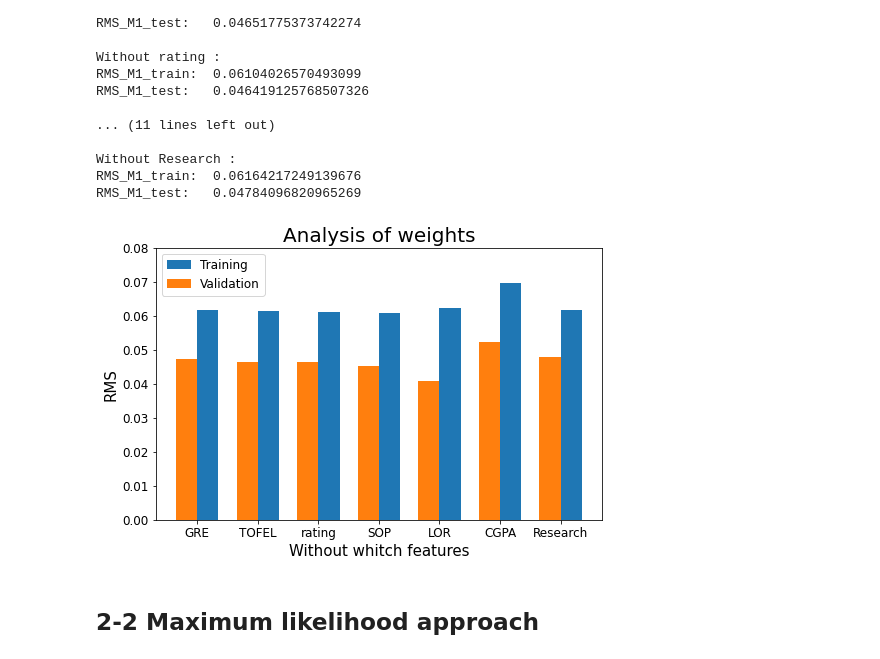
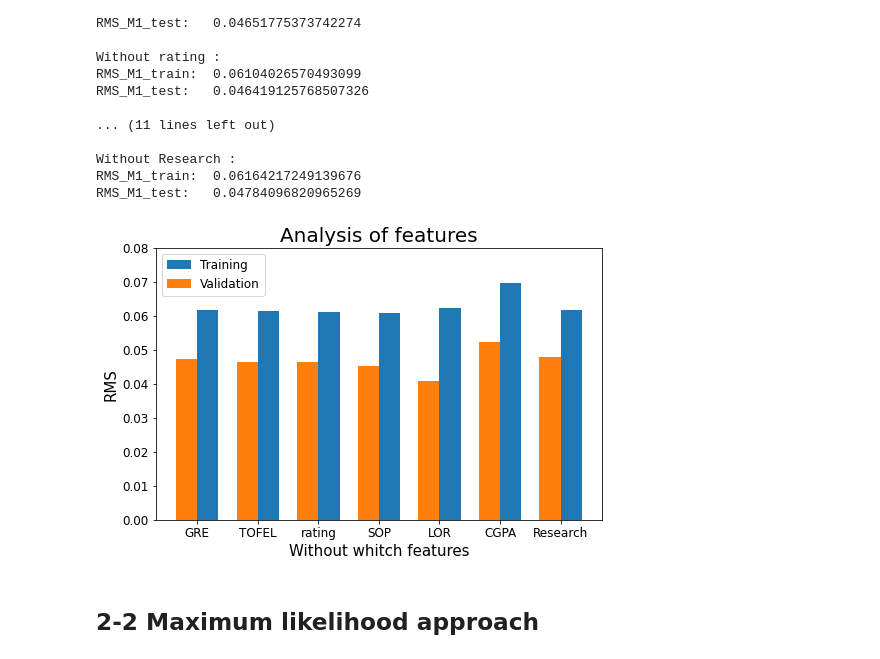
Before and after one commit to Louis5228/2020-Machine-Learning, a Jupyter notebook: 309512014_HW1.ipynb, the cells around one changed output. Cells and saved outputs as stored; diff of their text form; code cells hidden in the pictures.

```diff
--- a/309512014_HW1.ipynb
+++ b/309512014_HW1.ipynb
@@ -153,17 +153,17 @@ RMS_M1_test:   0.04784096820965269
 # %%
 plt.figure(figsize=(8,5))
 plt.xticks(fontsize = 12)
 plt.yticks(fontsize = 12)
 plt.bar(name_list, RMS_M1_train_list, label = 'Training', align = "edge", width = 0.35)
 plt.bar(name_list, RMS_M1_test_list, label = 'Validation', align = "edge", width = -0.35)
-plt.title("Analysis of weights", fontsize = 20)
+plt.title("Analysis of features", fontsize = 20)
 plt.xlabel("Without whitch features", fontsize = 15)
 plt.ylabel("RMS", fontsize = 15)
 plt.ylim(0,0.08)
 plt.legend(loc=0, fontsize = 12)
 plt.show()
 # %% [output]
-[figure, old version]
+[figure, new version]
 # %% [markdown]
 ## 2-2 Maximum likelihood approach
 # %%
```
Also changed, not shown: parts of 1 cell of this notebook.
